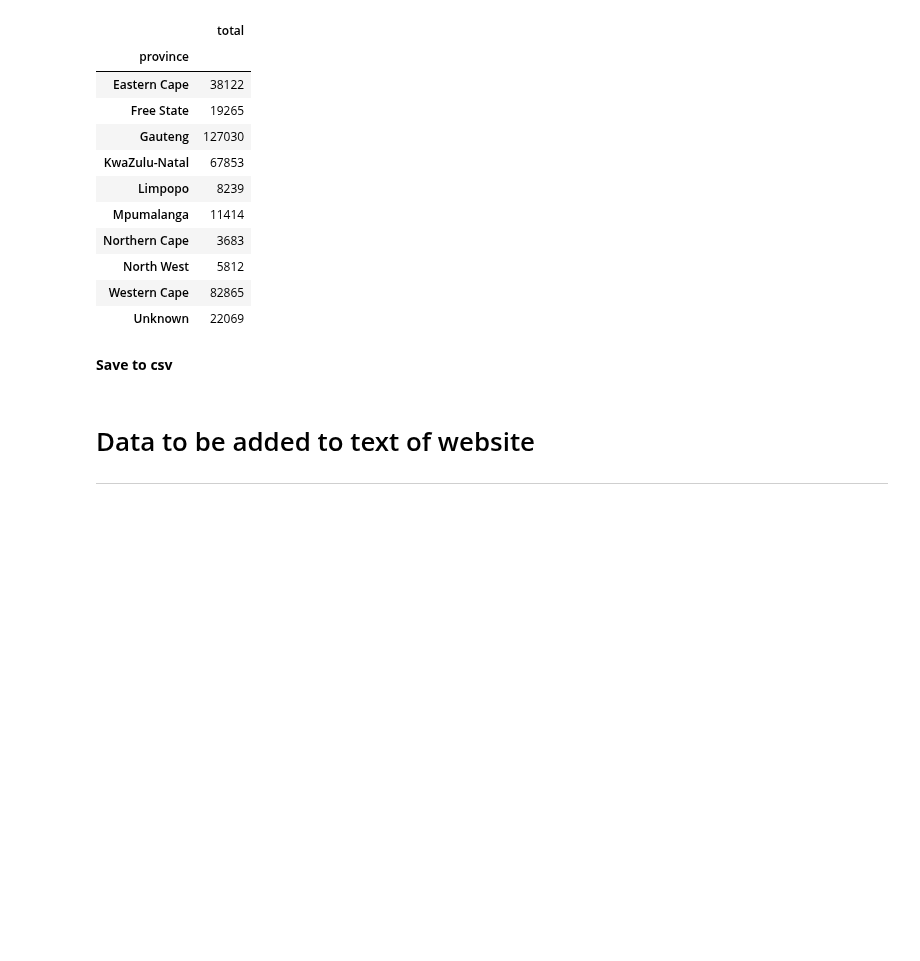
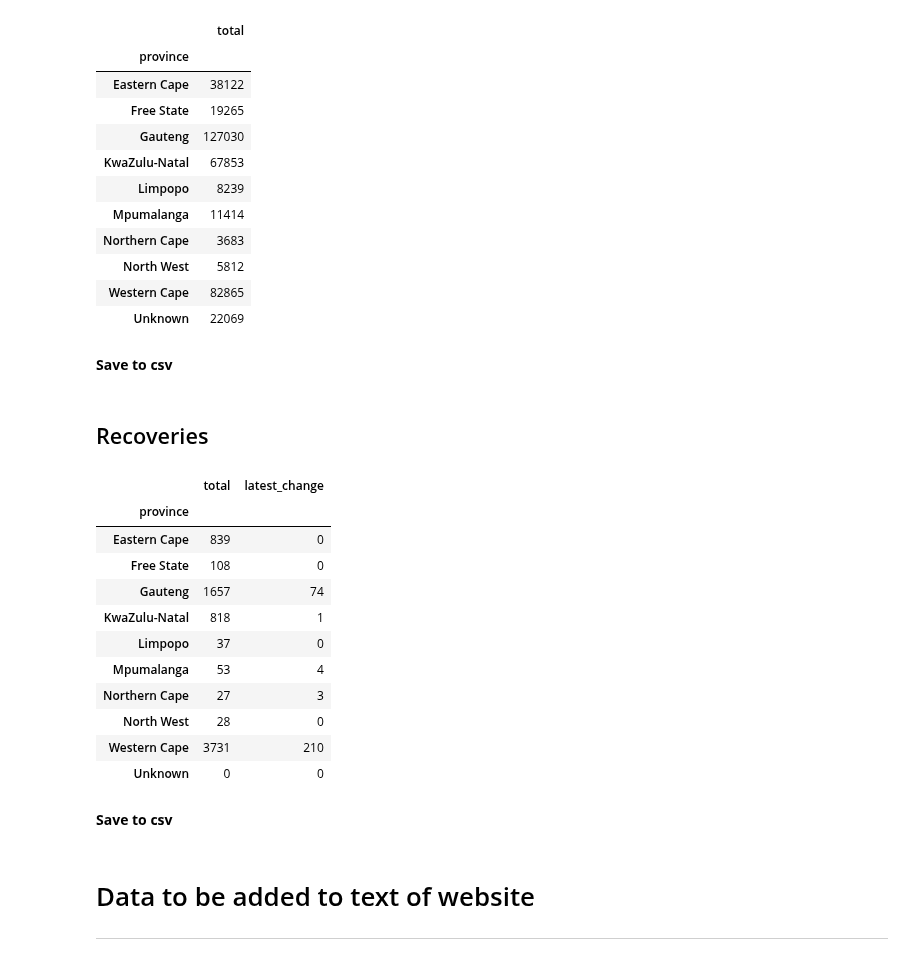
Before and after one commit to SimonRosen173/Covid19SAData, a Jupyter notebook: Data_Preprocessing_Neater.ipynb, the cells around one changed output. Saved outputs shown, nothing was run; the diff lists cells and outputs as text; code cells hidden in the pictures; blank space fills up the shorter version.

```diff
--- a/Data_Preprocessing_Neater.ipynb
+++ b/Data_Preprocessing_Neater.ipynb
@@ -661,3 +668,24 @@ tests_by_prov_total
 **Save to csv**
 # %%
 # tests_by_prov_total.to_csv('data/tot_tests_provinces.csv')
+# %% [markdown]
+## Recoveries
+# %%
+recoveries_by_prov_total = get_tot_latest_change("https://raw.githubusercontent.com/dsfsi/covid19za/master/" +
+                      "data/covid19za_provincial_cumulative_timeline_recoveries.csv")
+recoveries_by_prov_total
+# %% [output]
+|  | total | latest_change |
+| province |  |  |
+| Eastern Cape | 839 | 0 |
+| Free State | 108 | 0 |
+| Gauteng | 1657 | 74 |
+| KwaZulu-Natal | 818 | 1 |
+| Limpopo | 37 | 0 |
+| Mpumalanga | 53 | 4 |
+| Northern Cape | 27 | 3 |
+| North West | 28 | 0 |
+| Western Cape | 3731 | 210 |
+| Unknown | 0 | 0 |
+# %% [markdown]
+**Save to csv**
```
Also changed, not shown: parts of 31 cells of this notebook, 37 other files.
